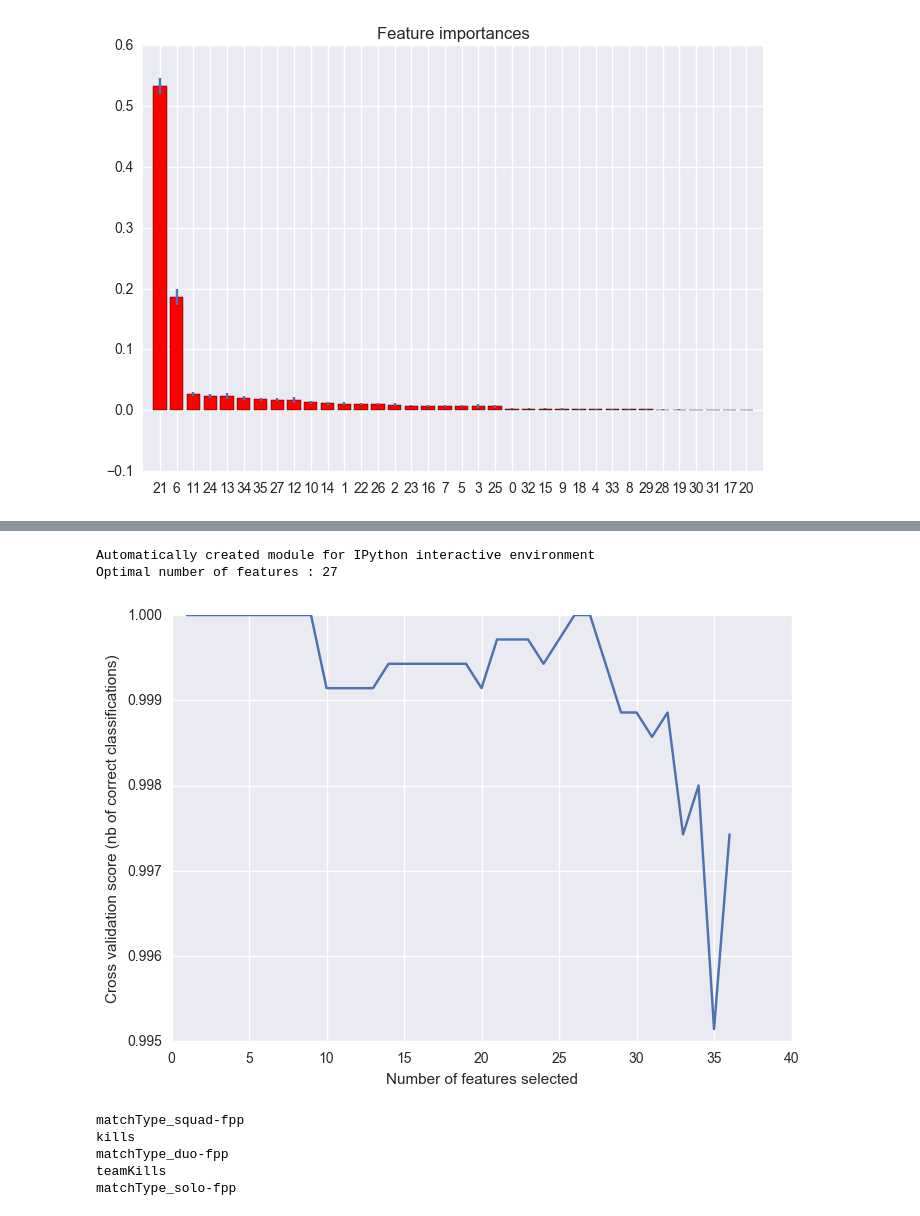
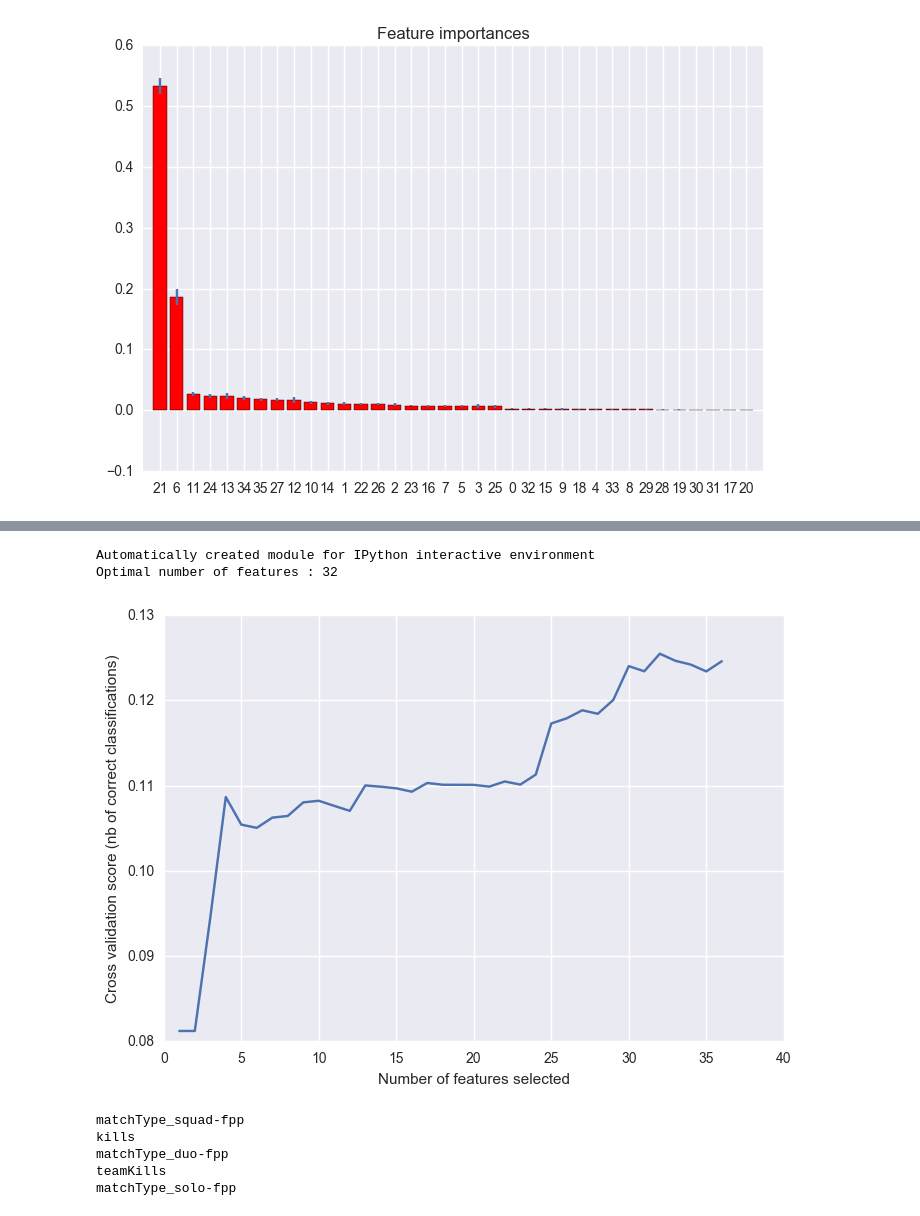
Before and after one commit to sslogar/STA4211Project, a Jupyter notebook: 4212NB.ipynb, the cells around one changed output, grey strips where cells are left out. Cells and saved outputs as stored; diff of their text form; code cells hidden in the pictures.

```diff
--- a/4212NB.ipynb
+++ b/4212NB.ipynb
@@ -465,30 +488,33 @@ matchType_solo-fpp
 # %%
 print(__doc__)
 
 from sklearn.svm import SVC
 from sklearn.model_selection import StratifiedKFold
 from sklearn.feature_selection import RFECV
 
+X_int = X.astype('int')
+y_int = (y * 100).astype('int')
+
 # Create the RFE object and compute a cross-validated score.
 #svc = SVC(kernel="linear")
 # The "accuracy" scoring is proportional to the number of correct
 # classifications
-rfecv = RFECV(model_rfe, step=1, cv=StratifiedKFold(2),
+rfecv = RFECV(model_rfe, step=1, cv=StratifiedKFold(3),
               scoring='accuracy')
-rfecv.fit(X_train_int,y_train_int)
+rfecv.fit(X_int,y_int)
 
 print("Optimal number of features : %d" % rfecv.n_features_)
 
 # Plot number of features VS. cross-validation scores
 plt.figure()
 plt.xlabel("Number of features selected")
 plt.ylabel("Cross validation score (nb of correct classifications)")
 plt.plot(range(1, len(rfecv.grid_scores_) + 1), rfecv.grid_scores_)
 plt.show()
 # %% [output]
 Automatically created module for IPython interactive environment
-Optimal number of features : 27
+Optimal number of features : 32
-[figure, old version]
+[figure, new version]
 # %%
 for f in range(len(fit.ranking_)):
     if fit.ranking_[f] == 1:
```
Also changed, not shown: parts of 6 cells of this notebook.
